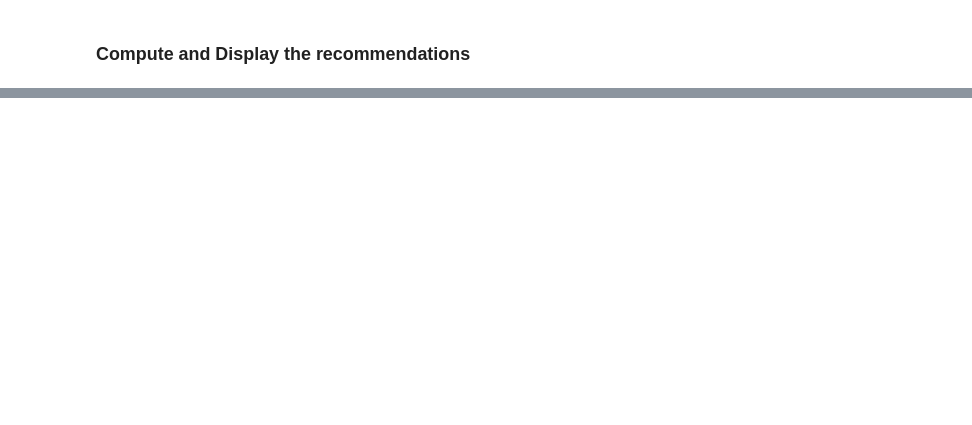
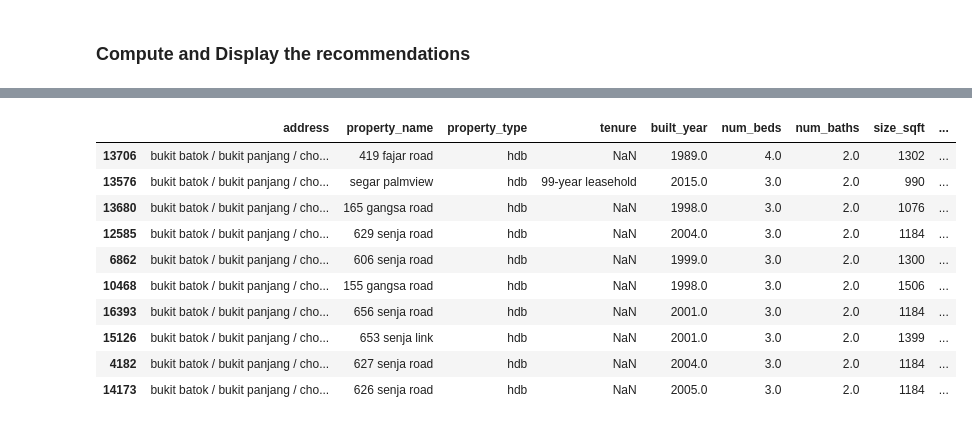
Before and after one commit to atul1696/cs5228-project, a Jupyter notebook: task2.ipynb, the cells around one changed output, grey strips where cells are left out. Saved outputs shown, nothing was run; the diff lists cells and outputs as text; code cells hidden in the pictures; blank space fills up the shorter version.

```diff
--- a/task2.ipynb
+++ b/task2.ipynb
@@ -84,3 +90,24 @@ def get_top_recommendations(row, df, feature_weightage, k=3):
+# %%
+def get_top_property_recommendations(row, df, feature_weightage, k=3):
+
+    ######## Remove input from dataframe (To stop recommending the input itself)
+    df = df.drop(row.name)
+    df_weights = np.maximum(get_recommendation_weights(row, df, feature_weightage), 0)
+
+    df_properties = pd.concat([df, pd.DataFrame(df_weights, columns=['recommendation_score'])], axis=1).sort_values('recommendation_score', ascending=True)
+    df_property_groups = df_properties.groupby(['property_name', 'property_type']).agg({'recommendation_score': ['max', 'idxmax']})
+
+    df_weights = df_property_groups[('recommendation_score', 'max')]
+    df_index = df_property_groups[('recommendation_score', 'idxmax')]
+    ######## Filter Out Top Properties (More Than Requested)
+    top_property_indices = df_weights.argsort()[-5*k:]
+
+    # ######## Introduce Randomness in Choice From The Top Recommendations
+    prob = df_weights[top_property_indices]
+    prob = prob/prob.sum()
+    rec_indices = df_index[np.random.choice(df_property_groups.index[top_property_indices], size=k, replace=False, p=prob)]
+
+    return np.array(sorted(rec_indices, key=lambda k: (df_properties['recommendation_score'][k], k), reverse=True))
 # %% [markdown]
 ## Testing the Recommendation Engine
 # %% [markdown]
@@ -117,0 +151,16 @@ df.iloc[recommendation_list]
+# %%
+recommendation_list = get_top_property_recommendations(row, df, feature_weightage, k=k)
+
+df.iloc[recommendation_list]
+# %% [output]
+|  | address | property_name | property_type | tenure | built_year | num_beds | num_baths | size_sqft | ... |
+| 13706 | bukit batok / bukit panjang / cho... | 419 fajar road | hdb | NaN | 1989.0 | 4.0 | 2.0 | 1302 | ... |
+| 13576 | bukit batok / bukit panjang / cho... | segar palmview | hdb | 99-year leasehold | 2015.0 | 3.0 | 2.0 | 990 | ... |
+| 13680 | bukit batok / bukit panjang / cho... | 165 gangsa road | hdb | NaN | 1998.0 | 3.0 | 2.0 | 1076 | ... |
+| 12585 | bukit batok / bukit panjang / cho... | 629 senja road | hdb | NaN | 2004.0 | 3.0 | 2.0 | 1184 | ... |
+| 6862 | bukit batok / bukit panjang / cho... | 606 senja road | hdb | NaN | 1999.0 | 3.0 | 2.0 | 1300 | ... |
+| 10468 | bukit batok / bukit panjang / cho... | 155 gangsa road | hdb | NaN | 1998.0 | 3.0 | 2.0 | 1506 | ... |
+| 16393 | bukit batok / bukit panjang / cho... | 656 senja road | hdb | NaN | 2001.0 | 3.0 | 2.0 | 1184 | ... |
+| 15126 | bukit batok / bukit panjang / cho... | 653 senja link | hdb | NaN | 2001.0 | 3.0 | 2.0 | 1399 | ... |
+| 4182 | bukit batok / bukit panjang / cho... | 627 senja road | hdb | NaN | 2004.0 | 3.0 | 2.0 | 1184 | ... |
+| 14173 | bukit batok / bukit panjang / cho... | 626 senja road | hdb | NaN | 2005.0 | 3.0 | 2.0 | 1184 | ... |
```
Also changed, not shown: parts of 4 cells of this notebook.
